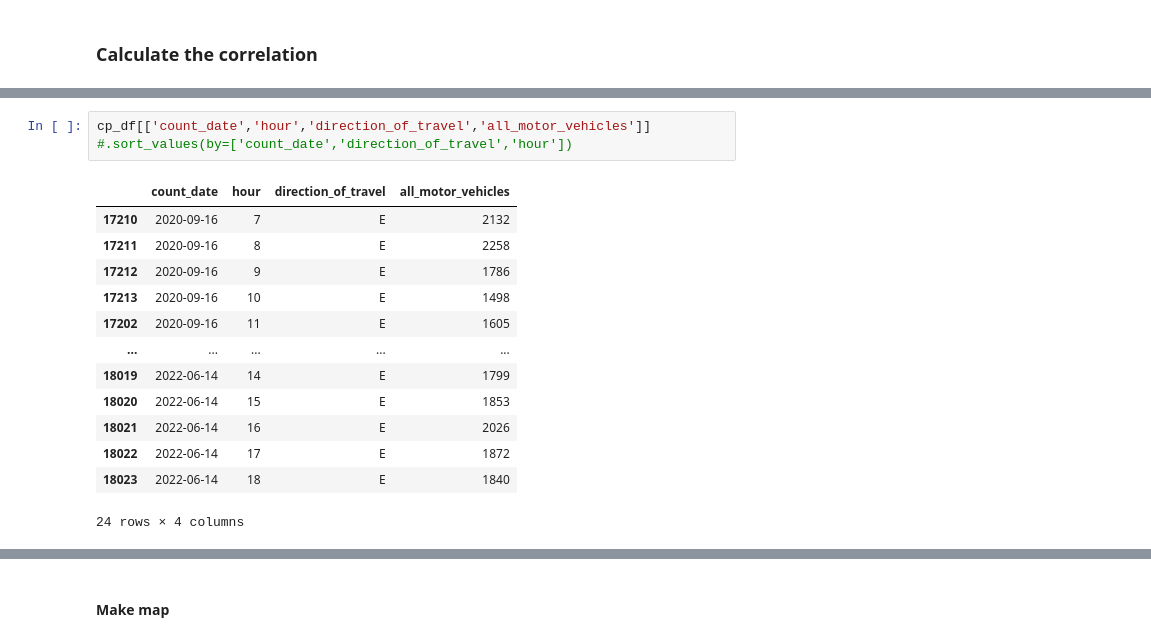
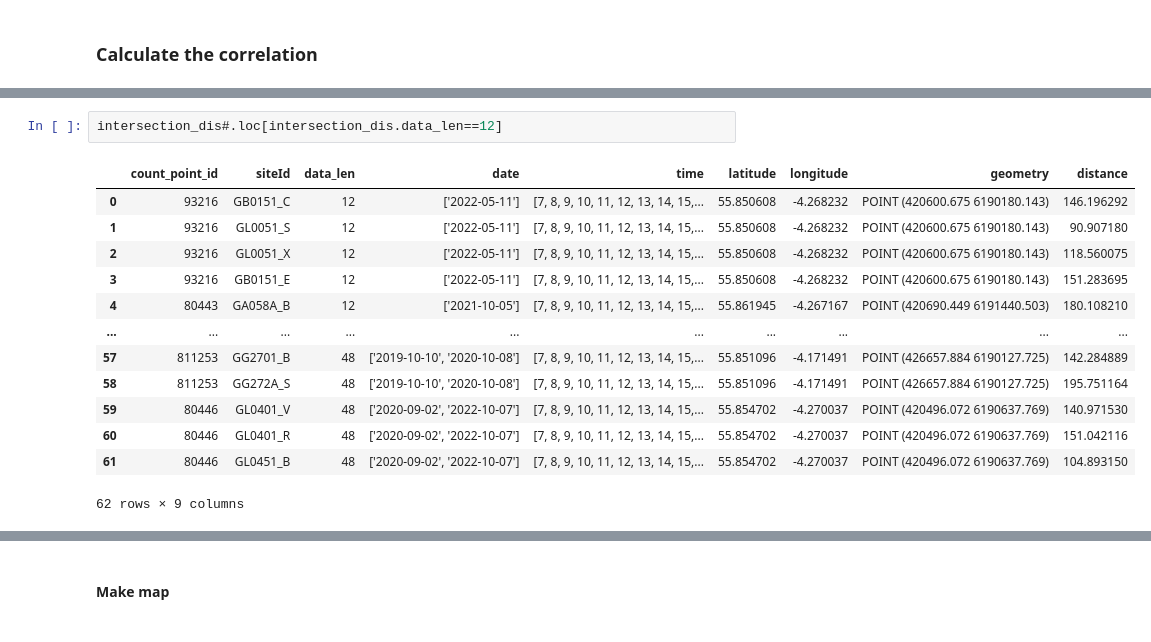
Before and after one commit to YueLi-0816/data_paper, a Jupyter notebook: Traffic_counts_read.ipynb, the cells around one changed output, grey strips where cells are left out. Cells and saved outputs as stored; diff of their text form.

Commit message:
calculate correlation and make dataframe

```diff
--- a/Traffic_counts_read.ipynb
+++ b/Traffic_counts_read.ipynb
@@ -318,17 +264,16 @@ sensor_df
-# %%
-cp_df[['count_date','hour','direction_of_travel','all_motor_vehicles']]
-#.sort_values(by=['count_date','direction_of_travel','hour'])
-# %% [output]
-|  | count_date | hour | direction_of_travel | all_motor_vehicles |
-| 17210 | 2020-09-16 | 7 | E | 2132 |
-| 17211 | 2020-09-16 | 8 | E | 2258 |
-| 17212 | 2020-09-16 | 9 | E | 1786 |
-| 17213 | 2020-09-16 | 10 | E | 1498 |
-| 17202 | 2020-09-16 | 11 | E | 1605 |
-| ... | ... | ... | ... | ... |
-| 18019 | 2022-06-14 | 14 | E | 1799 |
-| 18020 | 2022-06-14 | 15 | E | 1853 |
-| 18021 | 2022-06-14 | 16 | E | 2026 |
-| 18022 | 2022-06-14 | 17 | E | 1872 |
-| 18023 | 2022-06-14 | 18 | E | 1840 |
-24 rows × 4 columns
+# %%
+intersection_dis#.loc[intersection_dis.data_len==12]
+# %% [output]
+|  | count_point_id | siteId | data_len | date | time | latitude | longitude | geometry | distance |
+| 0 | 93216 | GB0151_C | 12 | ['2022-05-11'] | [7, 8, 9, 10, 11, 12, 13, 14, 15,... | 55.850608 | -4.268232 | POINT (420600.675 6190180.143) | 146.196292 |
+| 1 | 93216 | GL0051_S | 12 | ['2022-05-11'] | [7, 8, 9, 10, 11, 12, 13, 14, 15,... | 55.850608 | -4.268232 | POINT (420600.675 6190180.143) | 90.907180 |
+| 2 | 93216 | GL0051_X | 12 | ['2022-05-11'] | [7, 8, 9, 10, 11, 12, 13, 14, 15,... | 55.850608 | -4.268232 | POINT (420600.675 6190180.143) | 118.560075 |
+| 3 | 93216 | GB0151_E | 12 | ['2022-05-11'] | [7, 8, 9, 10, 11, 12, 13, 14, 15,... | 55.850608 | -4.268232 | POINT (420600.675 6190180.143) | 151.283695 |
+| 4 | 80443 | GA058A_B | 12 | ['2021-10-05'] | [7, 8, 9, 10, 11, 12, 13, 14, 15,... | 55.861945 | -4.267167 | POINT (420690.449 6191440.503) | 180.108210 |
+| ... | ... | ... | ... | ... | ... | ... | ... | ... | ... |
+| 57 | 811253 | GG2701_B | 48 | ['2019-10-10', '2020-10-08'] | [7, 8, 9, 10, 11, 12, 13, 14, 15,... | 55.851096 | -4.171491 | POINT (426657.884 6190127.725) | 142.284889 |
+| 58 | 811253 | GG272A_S | 48 | ['2019-10-10', '2020-10-08'] | [7, 8, 9, 10, 11, 12, 13, 14, 15,... | 55.851096 | -4.171491 | POINT (426657.884 6190127.725) | 195.751164 |
+| 59 | 80446 | GL0401_V | 48 | ['2020-09-02', '2022-10-07'] | [7, 8, 9, 10, 11, 12, 13, 14, 15,... | 55.854702 | -4.270037 | POINT (420496.072 6190637.769) | 140.971530 |
+| 60 | 80446 | GL0401_R | 48 | ['2020-09-02', '2022-10-07'] | [7, 8, 9, 10, 11, 12, 13, 14, 15,... | 55.854702 | -4.270037 | POINT (420496.072 6190637.769) | 151.042116 |
+| 61 | 80446 | GL0451_B | 48 | ['2020-09-02', '2022-10-07'] | [7, 8, 9, 10, 11, 12, 13, 14, 15,... | 55.854702 | -4.270037 | POINT (420496.072 6190637.769) | 104.893150 |
+62 rows × 9 columns
```
Also changed, not shown: parts of 7 cells of this notebook.
